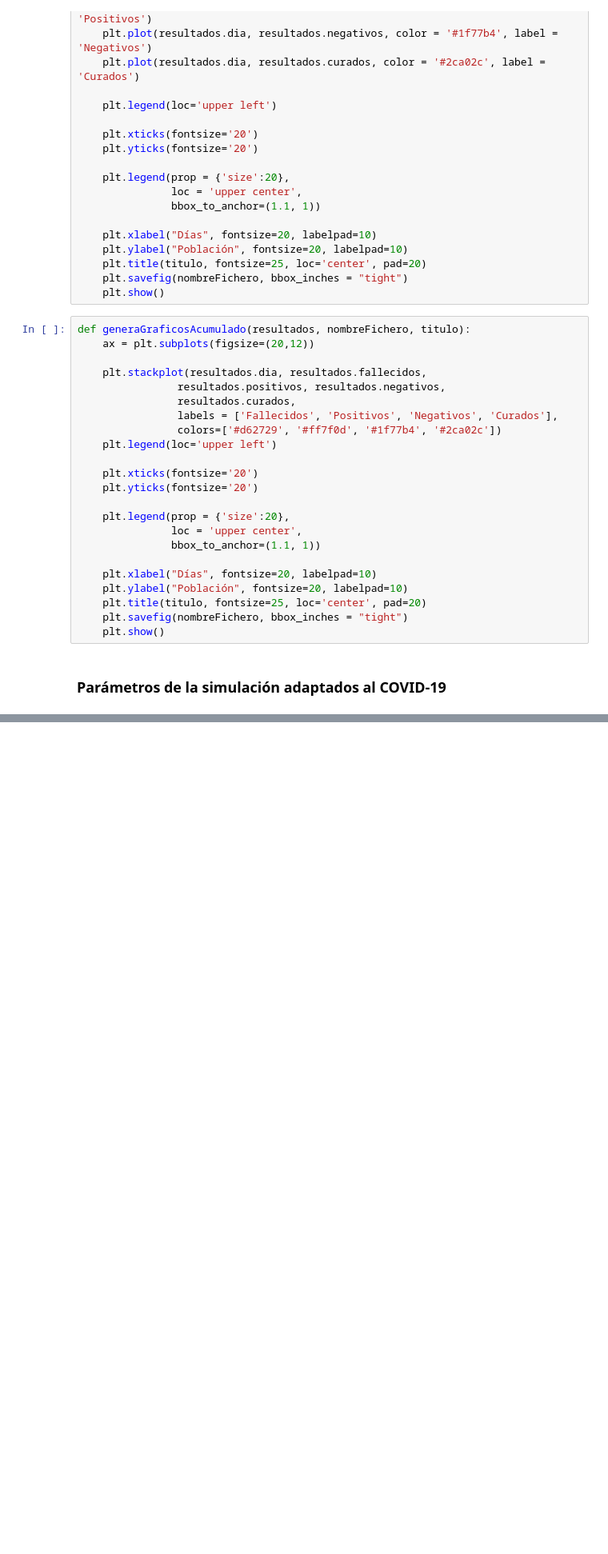
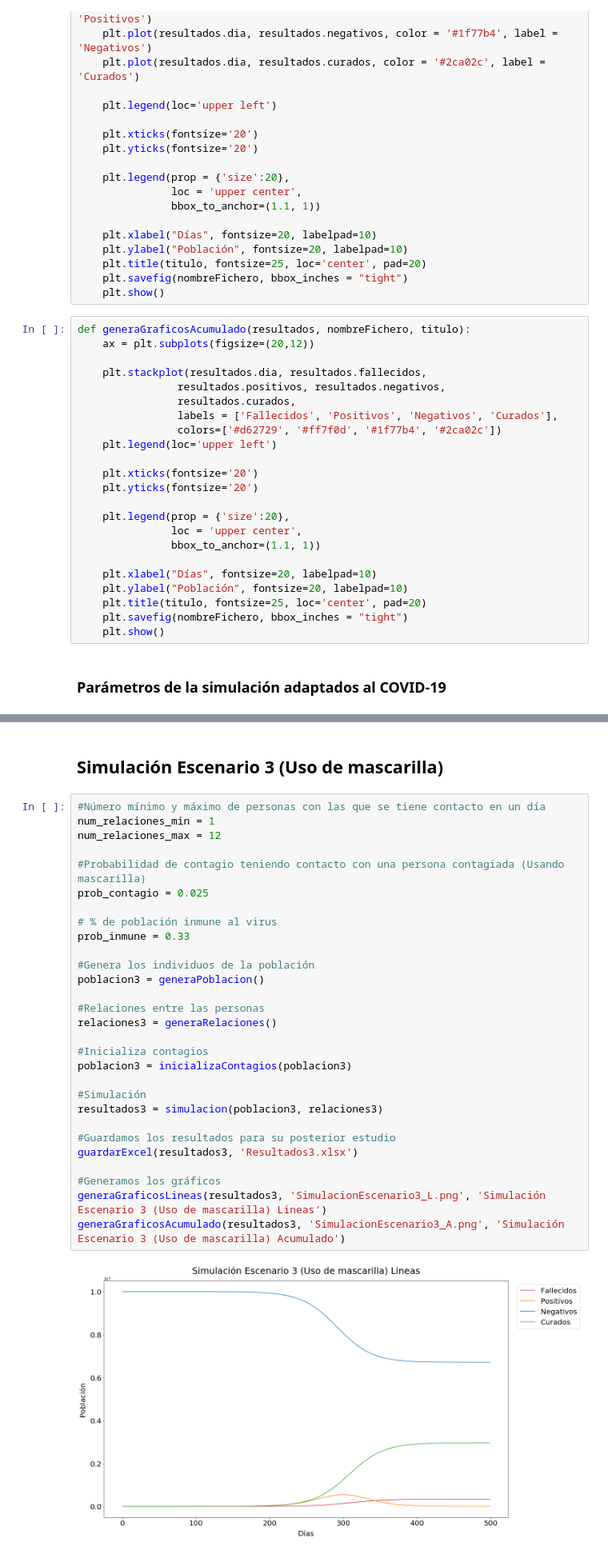
Before and after one commit to PascualArroyo/Simulador_Contagio_COVID-19, a Jupyter notebook: SimulacionVirtualContagio_COVID-19.ipynb, the cells around one changed output, grey strips where cells are left out. Shown at 80% size. Drawn from its saved outputs; the diff is of its cells as text; blank space fills up the shorter version.

```diff
--- a/SimulacionVirtualContagio_COVID-19.ipynb
+++ b/SimulacionVirtualContagio_COVID-19.ipynb
@@ -284,0 +306,33 @@ generaGraficosAcumulado(resultados2, 'SimulaciónQuedateEnCasa_A.png', 'Simulaci
+# %% [markdown]
+## Simulación Escenario 3 (Uso de mascarilla)
+# %%
+#Número mínimo y máximo de personas con las que se tiene contacto en un día
+num_relaciones_min = 1
+num_relaciones_max = 12
+
+#Probabilidad de contagio teniendo contacto con una persona contagiada (Usando mascarilla)
+prob_contagio = 0.025
+
+# % de población inmune al virus
+prob_inmune = 0.33
+
+#Genera los individuos de la población
+poblacion3 = generaPoblacion()
+
+#Relaciones entre las personas
+relaciones3 = generaRelaciones()
+
+#Inicializa contagios
+poblacion3 = inicializaContagios(poblacion3)
+
+#Simulación
+resultados3 = simulacion(poblacion3, relaciones3)
+
+#Guardamos los resultados para su posterior estudio
+guardarExcel(resultados3, 'Resultados3.xlsx')
+
+#Generamos los gráficos
+generaGraficosLineas(resultados3, 'SimulacionEscenario3_L.png', 'Simulación Escenario 3 (Uso de mascarilla) Lineas')
+generaGraficosAcumulado(resultados3, 'SimulacionEscenario3_A.png', 'Simulación Escenario 3 (Uso de mascarilla) Acumulado')
+# %% [output]
+[figure, added]
```
Also changed, not shown: parts of 23 cells of this notebook, 23 other files.
